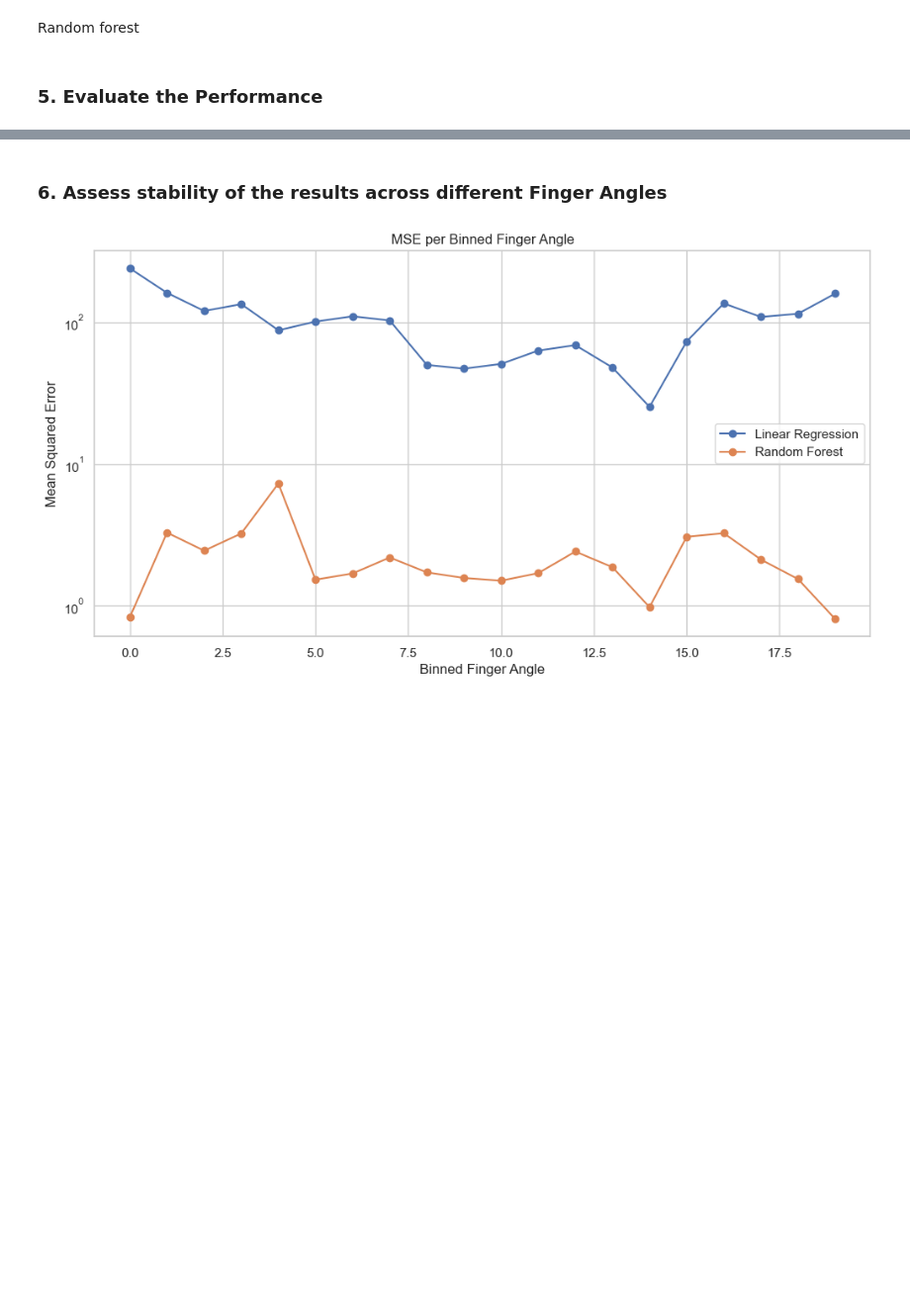
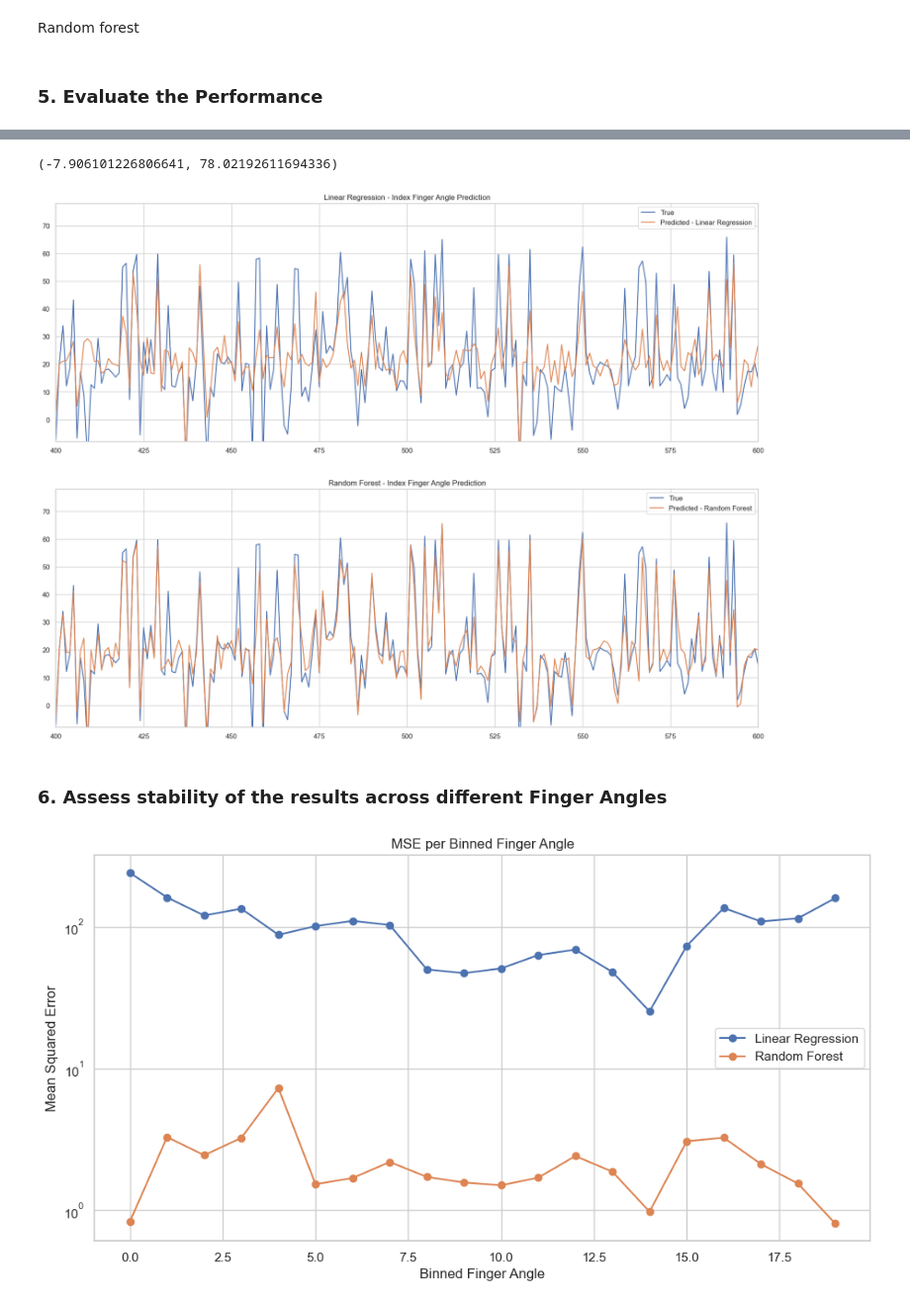
Before and after one commit to 22cav/nssp-mp2, a Jupyter notebook: part3/joint_angles.ipynb, the cells around one changed output, grey strips where cells are left out. Shown at 99% size. Cells and saved outputs as stored; diff of their text form; code cells hidden in the pictures; blank space fills up the shorter version.

```diff
--- a/part3/joint_angles.ipynb
+++ b/part3/joint_angles.ipynb
@@ -441,3 +514,26 @@ MSE of Random Forest: 1.697873902144061
+# %%
+finger_name = 'index'
+finger_list = list(finger_map.keys())
+finger = finger_list.index(finger_name)
+window = [400,600]
+fig, ax = plt.subplots(2, 1, figsize = (20,15))
+
+ax[0].plot(labels_test[:, finger], label='True', linewidth=1.5)
+ax[0].plot(labels_predicted[:, finger], label='Predicted - Linear Regression', linewidth=1.5)
+ax[0].set_title(f'Linear Regression - {finger_name.capitalize()} Finger Angle Prediction')
+ax[0].legend()
+
+ax[1].plot(labels_test[:, finger], label='True', linewidth=1.5)
+ax[1].plot(labels_rf_predicted[:, finger], label='Predicted - Random Forest', linewidth=1.5)
+ax[1].set_title(f'Random Forest - {finger_name.capitalize()} Finger Angle Prediction')
+ax[1].legend()
+ax[0].set_xlim(window)
+ax[0].set_ylim(np.min(labels_test[:, finger]) * 0.5, np.max(labels_test[:, finger]) * 1.1)
+ax[1].set_xlim(window)
+ax[1].set_ylim(np.min(labels_test[:, finger]) * 0.5, np.max(labels_test[:, finger]) * 1.1)
+# %% [output]
+(-7.906101226806641, 78.02192611694336)
+[figure, added]
 # %% [markdown]
 ### 6. Assess stability of the results across different Finger Angles
 # %%
```
Also changed, not shown: parts of 17 cells of this notebook.
